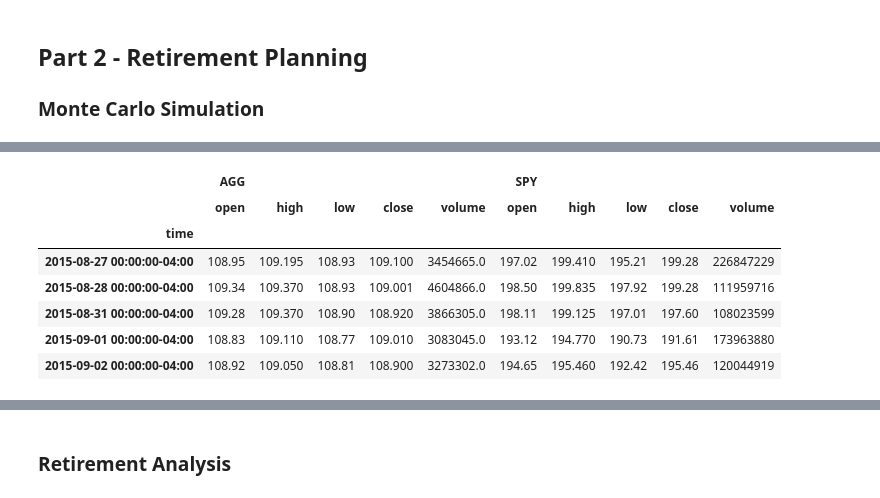
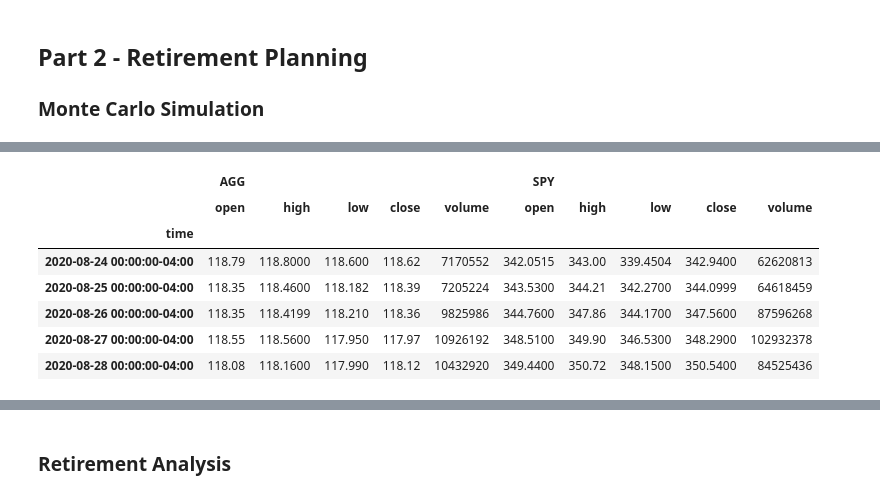
Before and after one commit to svcnygard2/Unit-5---Financial-Planning, a Jupyter notebook: financial-planner.ipynb, the cells around one changed output, grey strips where cells are left out. Saved outputs shown, nothing was run; the diff lists cells and outputs as text; code cells hidden in the pictures.

```diff
--- a/financial-planner.ipynb
+++ b/financial-planner.ipynb
@@ -281,7 +282,9 @@ Congratulations on reaching your financial goal.
 
 ### Monte Carlo Simulation
 # %%
-# Set start and end dates of five years back from today.
+# Set start and end dates of five years back from today to get previous 5 year of prices
 # Sample results may vary from the solution based on the time frame chosen
-start_date = pd.Timestamp("2020-08-27", tz="America/Chicago").isoformat()
-end_date = pd.Timestamp("2015-08-27", tz="America/Chicago").isoformat()
+end_date = pd.Timestamp.now(tz="America/Chicago")
+start_date = (end_date - pd.DateOffset(years=5)).isoformat()
+print(f"Starting on {start_date}, \n"
+      f"and ending on {end_date}.")
@@ -288,20 +294,19 @@ end_date = pd.Timestamp("2015-08-27", tz="America/Chicago").isoformat()
 # %%
 # Get 5 years' worth of historical data for SPY and AGG
-df_stock_data = alpaca.get_barset(
+stock_data_df = alpaca.get_barset(
     tickers,
     timeframe,
-    start=start_date,
-    end=end_date,
-).df
+    start = start_date,
+    end = end_date).df
 
 # Display sample data
-df_stock_data.head()
+stock_data_df.tail()
 # %% [output]
 |  | AGG |  |  |  |  | SPY |  |  |  |  |
 |  | open | high | low | close | volume | open | high | low | close | volume |
 | time |  |  |  |  |  |  |  |  |  |  |
-| 2015-08-27 00:00:00-04:00 | 108.95 | 109.195 | 108.93 | 109.100 | 3454665.0 | 197.02 | 199.410 | 195.21 | 199.28 | 226847229 |
-| 2015-08-28 00:00:00-04:00 | 109.34 | 109.370 | 108.93 | 109.001 | 4604866.0 | 198.50 | 199.835 | 197.92 | 199.28 | 111959716 |
-| 2015-08-31 00:00:00-04:00 | 109.28 | 109.370 | 108.90 | 108.920 | 3866305.0 | 198.11 | 199.125 | 197.01 | 197.60 | 108023599 |
-| 2015-09-01 00:00:00-04:00 | 108.83 | 109.110 | 108.77 | 109.010 | 3083045.0 | 193.12 | 194.770 | 190.73 | 191.61 | 173963880 |
-| 2015-09-02 00:00:00-04:00 | 108.92 | 109.050 | 108.81 | 108.900 | 3273302.0 | 194.65 | 195.460 | 192.42 | 195.46 | 120044919 |
+| 2020-08-24 00:00:00-04:00 | 118.79 | 118.8000 | 118.600 | 118.62 | 7170552 | 342.0515 | 343.00 | 339.4504 | 342.9400 | 62620813 |
+| 2020-08-25 00:00:00-04:00 | 118.35 | 118.4600 | 118.182 | 118.39 | 7205224 | 343.5300 | 344.21 | 342.2700 | 344.0999 | 64618459 |
+| 2020-08-26 00:00:00-04:00 | 118.35 | 118.4199 | 118.210 | 118.36 | 9825986 | 344.7600 | 347.86 | 344.1700 | 347.5600 | 87596268 |
+| 2020-08-27 00:00:00-04:00 | 118.55 | 118.5600 | 117.950 | 117.97 | 10926192 | 348.5100 | 349.90 | 346.5300 | 348.2900 | 102932378 |
+| 2020-08-28 00:00:00-04:00 | 118.08 | 118.1600 | 117.990 | 118.12 | 10432920 | 349.4400 | 350.72 | 348.1500 | 350.5400 | 84525436 |
```
Also changed, not shown: parts of 41 cells of this notebook.
